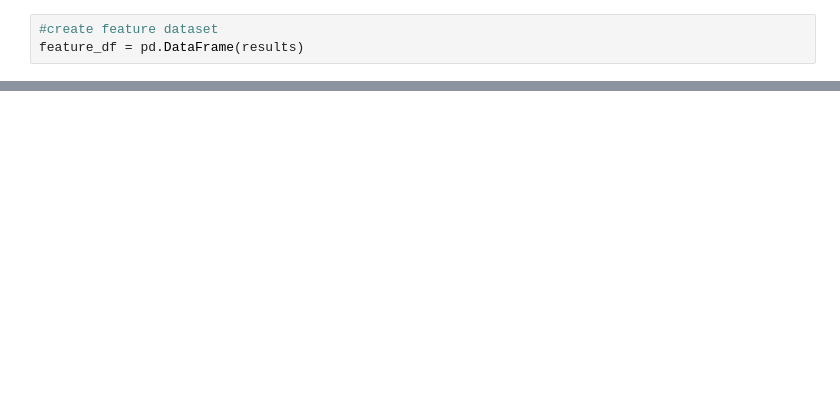
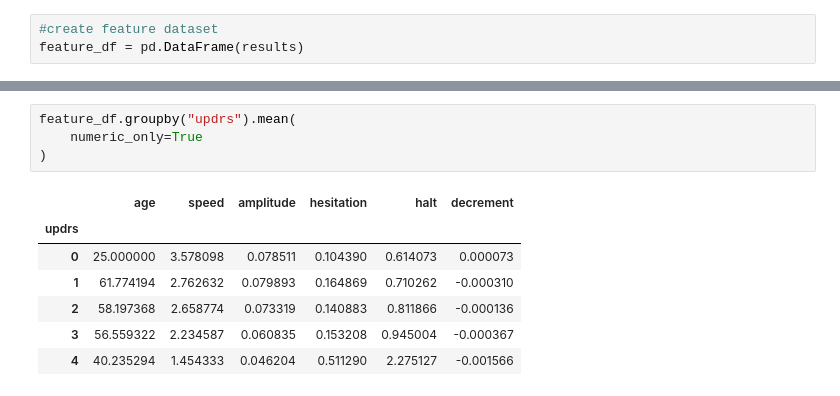
Before and after one commit to Aashi8810/Finger-Tapping-model-building-, a Jupyter notebook: Full_Scale_Pipeline.ipynb, the cells around one changed output, grey strips where cells are left out. Cells and saved outputs as stored; diff of their text form; blank space fills up the shorter version.

```diff
--- a/Full_Scale_Pipeline.ipynb
+++ b/Full_Scale_Pipeline.ipynb
@@ -156,0 +193,12 @@ print(
+# %%
+feature_df.groupby("updrs").mean(
+    numeric_only=True
+)
+# %% [output]
+|  | age | speed | amplitude | hesitation | halt | decrement |
+| updrs |  |  |  |  |  |  |
+| 0 | 25.000000 | 3.578098 | 0.078511 | 0.104390 | 0.614073 | 0.000073 |
+| 1 | 61.774194 | 2.762632 | 0.079893 | 0.164869 | 0.710262 | -0.000310 |
+| 2 | 58.197368 | 2.658774 | 0.073319 | 0.140883 | 0.811866 | -0.000136 |
+| 3 | 56.559322 | 2.234587 | 0.060835 | 0.153208 | 0.945004 | -0.000367 |
+| 4 | 40.235294 | 1.454333 | 0.046204 | 0.511290 | 2.275127 | -0.001566 |
```
Also changed, not shown: parts of 3 cells of this notebook.
